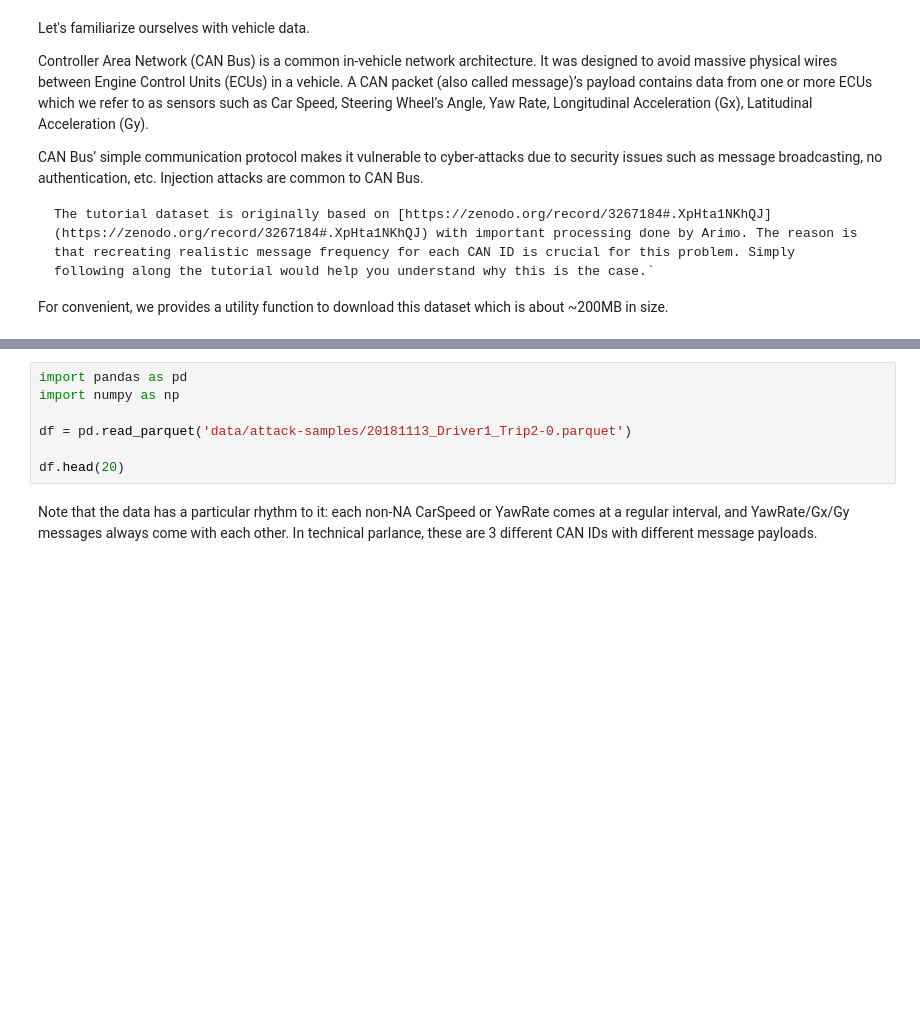
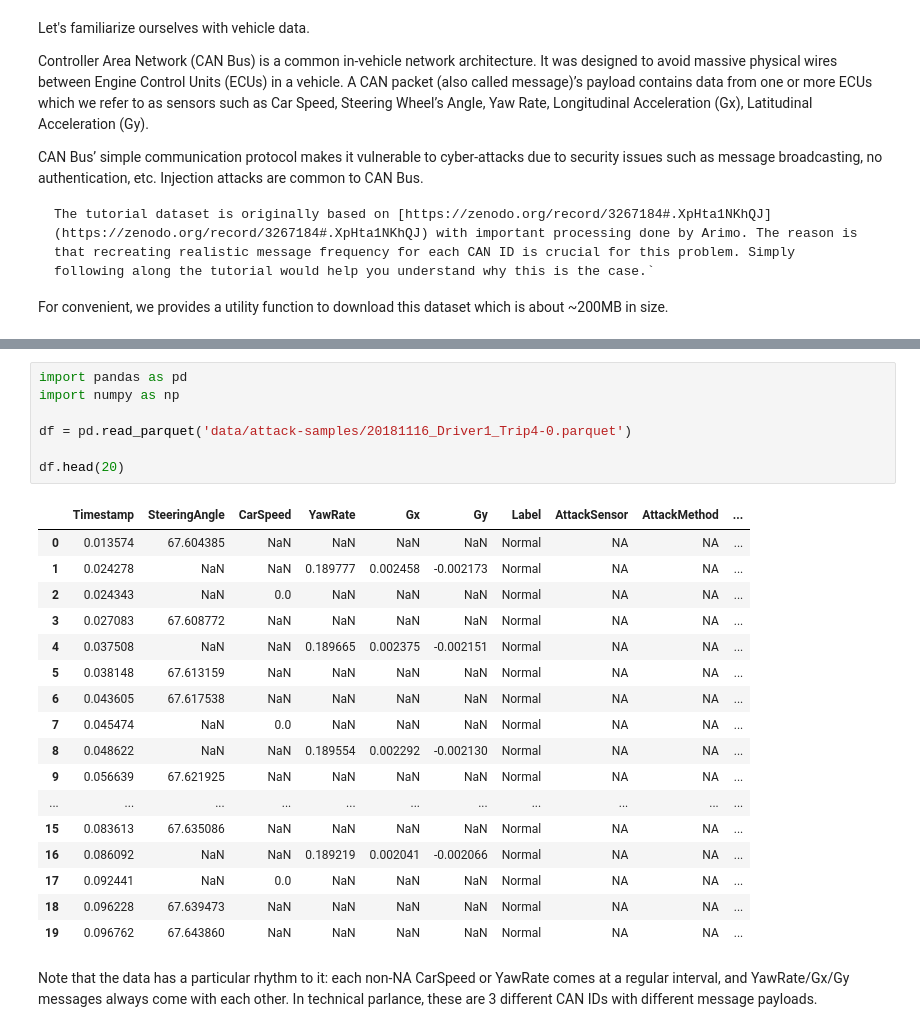
Before and after one commit to h1st-ai/h1st, a Jupyter notebook: examples/AutomotiveCybersecurity/1. Automotive Cybersecurity - A Cold Start Problem.ipynb, the cells around one changed output, grey strips where cells are left out. Cells and saved outputs as stored; diff of their text form; blank space fills up the shorter version.

```diff
--- a/examples/AutomotiveCybersecurity/1. Automotive Cybersecurity - A Cold Start Problem.ipynb
+++ b/examples/AutomotiveCybersecurity/1. Automotive Cybersecurity - A Cold Start Problem.ipynb
@@ -41,10 +47,28 @@ data_files['attack_files'][:5]
 # %%
 import pandas as pd
 import numpy as np
 
-df = pd.read_parquet('data/attack-samples/20181113_Driver1_Trip2-0.parquet')
+df = pd.read_parquet('data/attack-samples/20181116_Driver1_Trip4-0.parquet')
 
 df.head(20)
+# %% [output]
+|  | Timestamp | SteeringAngle | CarSpeed | YawRate | Gx | Gy | Label | AttackSensor | AttackMethod | ... |
+| 0 | 0.013574 | 67.604385 | NaN | NaN | NaN | NaN | Normal | NA | NA | ... |
+| 1 | 0.024278 | NaN | NaN | 0.189777 | 0.002458 | -0.002173 | Normal | NA | NA | ... |
+| 2 | 0.024343 | NaN | 0.0 | NaN | NaN | NaN | Normal | NA | NA | ... |
+| 3 | 0.027083 | 67.608772 | NaN | NaN | NaN | NaN | Normal | NA | NA | ... |
+| 4 | 0.037508 | NaN | NaN | 0.189665 | 0.002375 | -0.002151 | Normal | NA | NA | ... |
+| 5 | 0.038148 | 67.613159 | NaN | NaN | NaN | NaN | Normal | NA | NA | ... |
+| 6 | 0.043605 | 67.617538 | NaN | NaN | NaN | NaN | Normal | NA | NA | ... |
+| 7 | 0.045474 | NaN | 0.0 | NaN | NaN | NaN | Normal | NA | NA | ... |
+| 8 | 0.048622 | NaN | NaN | 0.189554 | 0.002292 | -0.002130 | Normal | NA | NA | ... |
+| 9 | 0.056639 | 67.621925 | NaN | NaN | NaN | NaN | Normal | NA | NA | ... |
+| ... | ... | ... | ... | ... | ... | ... | ... | ... | ... | ... |
+| 15 | 0.083613 | 67.635086 | NaN | NaN | NaN | NaN | Normal | NA | NA | ... |
+| 16 | 0.086092 | NaN | NaN | 0.189219 | 0.002041 | -0.002066 | Normal | NA | NA | ... |
+| 17 | 0.092441 | NaN | 0.0 | NaN | NaN | NaN | Normal | NA | NA | ... |
+| 18 | 0.096228 | 67.639473 | NaN | NaN | NaN | NaN | Normal | NA | NA | ... |
+| 19 | 0.096762 | 67.643860 | NaN | NaN | NaN | NaN | Normal | NA | NA | ... |
 # %% [markdown]
 Note that the data has a particular rhythm to it: each non-NA CarSpeed or YawRate comes at a regular interval, and YawRate/Gx/Gy messages always come with each other. In technical parlance, these are 3 different CAN IDs with different message payloads.
 # %% [markdown]
```
Also changed, not shown: parts of 4 cells of this notebook, 4 other files.
